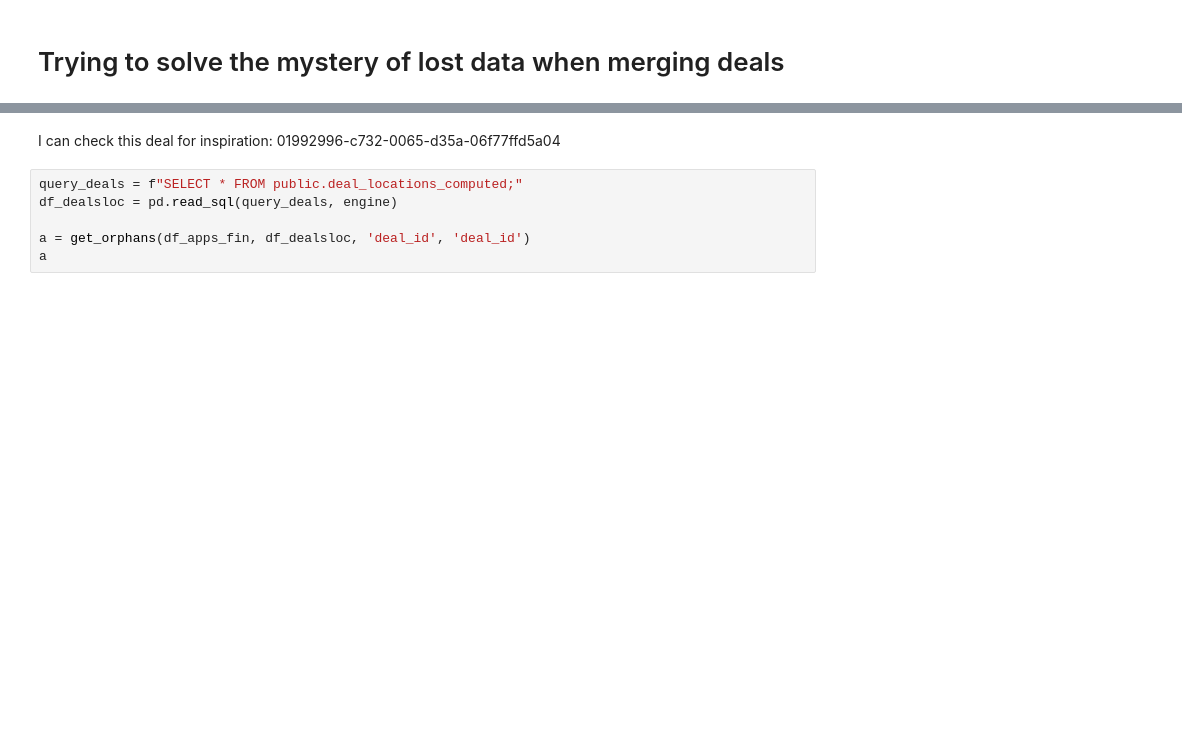
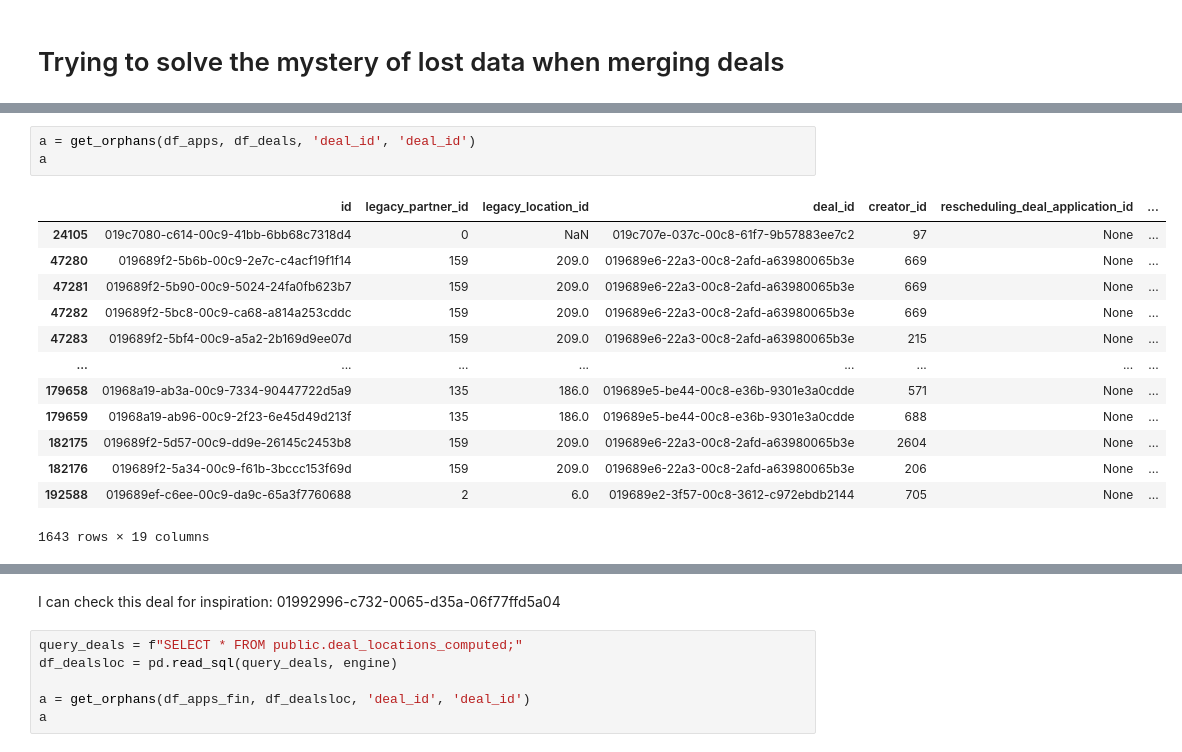
Before and after one commit to wouterbarter/AI_thesis_public, a Jupyter notebook: notebooks/barter_locations_analysis.ipynb, the cells around one changed output, grey strips where cells are left out. Cells and saved outputs as stored; diff of their text form; blank space fills up the shorter version.

```diff
--- a/notebooks/barter_creators_analysis.ipynb
+++ b/notebooks/barter_locations_analysis.ipynb
@@ -292 +307,18 @@ Notes
+# %%
+a = get_orphans(df_apps, df_deals, 'deal_id', 'deal_id')
+a
+# %% [output]
+|  | id | legacy_partner_id | legacy_location_id | deal_id | creator_id | rescheduling_deal_application_id | ... |
+| 24105 | 019c7080-c614-00c9-41bb-6bb68c7318d4 | 0 | NaN | 019c707e-037c-00c8-61f7-9b57883ee7c2 | 97 | None | ... |
+| 47280 | 019689f2-5b6b-00c9-2e7c-c4acf19f1f14 | 159 | 209.0 | 019689e6-22a3-00c8-2afd-a63980065b3e | 669 | None | ... |
+| 47281 | 019689f2-5b90-00c9-5024-24fa0fb623b7 | 159 | 209.0 | 019689e6-22a3-00c8-2afd-a63980065b3e | 669 | None | ... |
+| 47282 | 019689f2-5bc8-00c9-ca68-a814a253cddc | 159 | 209.0 | 019689e6-22a3-00c8-2afd-a63980065b3e | 669 | None | ... |
+| 47283 | 019689f2-5bf4-00c9-a5a2-2b169d9ee07d | 159 | 209.0 | 019689e6-22a3-00c8-2afd-a63980065b3e | 215 | None | ... |
+| ... | ... | ... | ... | ... | ... | ... | ... |
+| 179658 | 01968a19-ab3a-00c9-7334-90447722d5a9 | 135 | 186.0 | 019689e5-be44-00c8-e36b-9301e3a0cdde | 571 | None | ... |
+| 179659 | 01968a19-ab96-00c9-2f23-6e45d49d213f | 135 | 186.0 | 019689e5-be44-00c8-e36b-9301e3a0cdde | 688 | None | ... |
+| 182175 | 019689f2-5d57-00c9-dd9e-26145c2453b8 | 159 | 209.0 | 019689e6-22a3-00c8-2afd-a63980065b3e | 2604 | None | ... |
+| 182176 | 019689f2-5a34-00c9-f61b-3bccc153f69d | 159 | 209.0 | 019689e6-22a3-00c8-2afd-a63980065b3e | 206 | None | ... |
+| 192588 | 019689ef-c6ee-00c9-da9c-65a3f7760688 | 2 | 6.0 | 019689e2-3f57-00c8-3612-c972ebdb2144 | 705 | None | ... |
+1643 rows × 19 columns
 # %%
```
Also changed, not shown: parts of 36 cells of this notebook, 1 other file.
